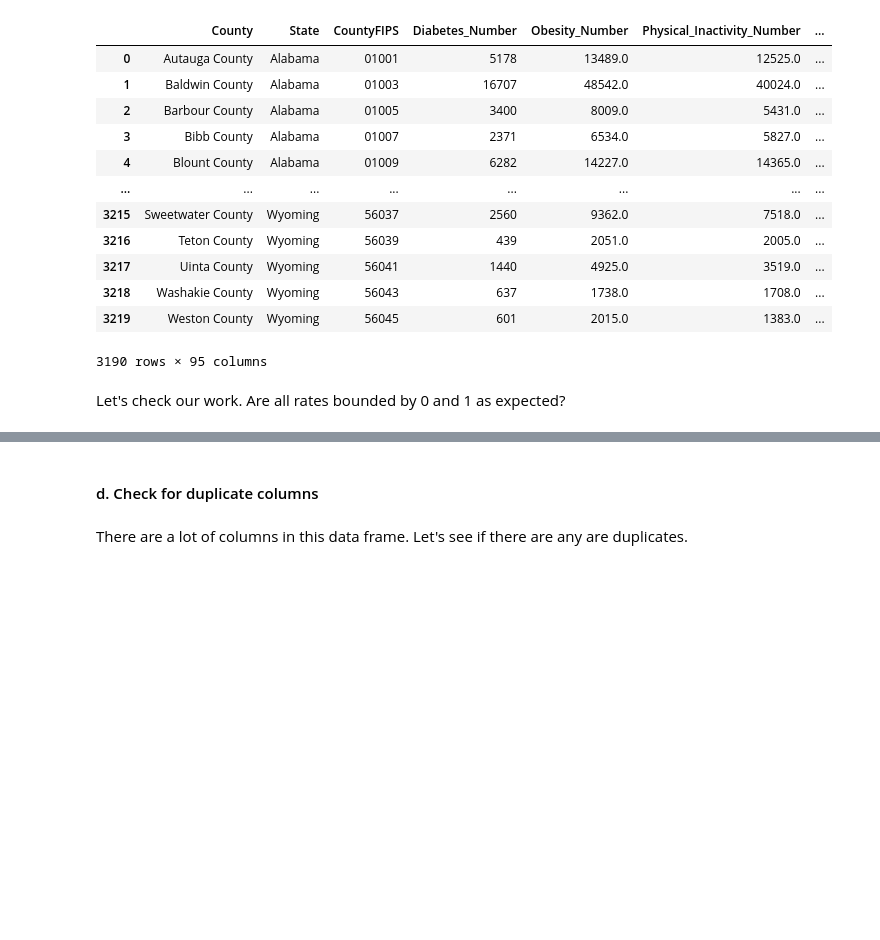
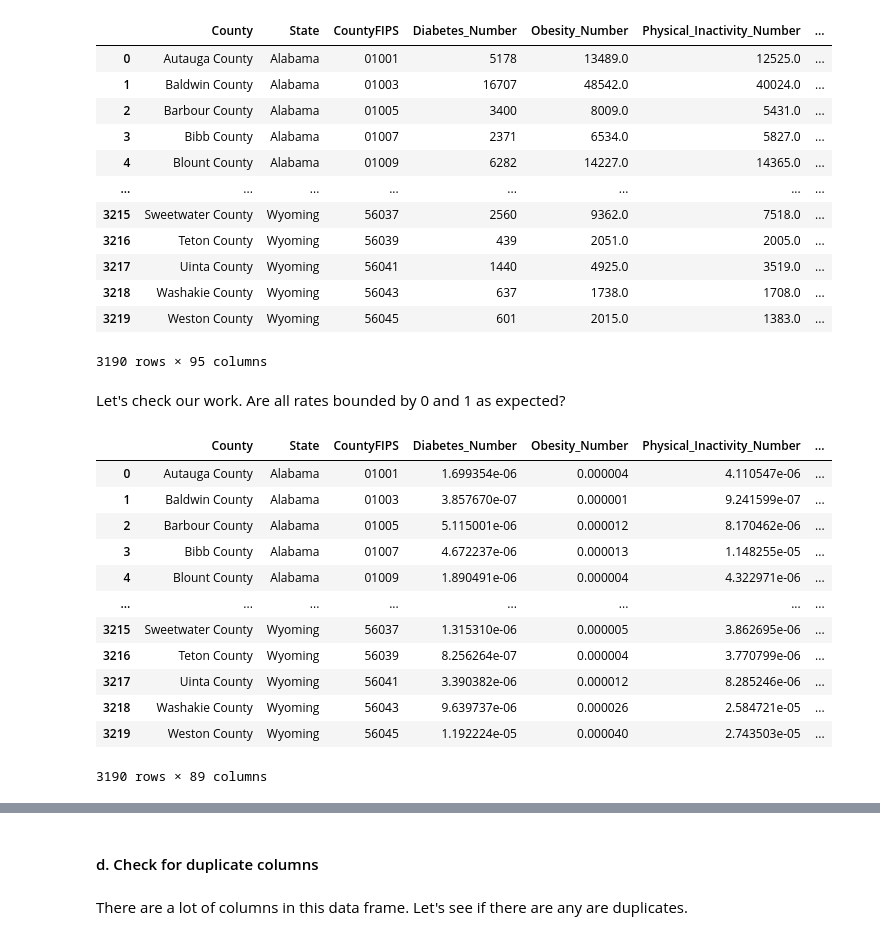
Before and after one commit to annettegailliot/CSS_Project2_Team4_Fall2022, a Jupyter notebook: Project 2 Students.ipynb, the cells around one changed output, grey strips where cells are left out. Drawn from its saved outputs; the diff is of its cells as text; code cells hidden in the pictures; blank space fills up the shorter version.

Commit message:
cleaning finished (some problems in checking duplicate columns

```diff
--- a/Project 2 Students.ipynb
+++ b/Project 2 Students.ipynb
@@ -123,16 +123,32 @@ diabetes
 3190 rows × 95 columns
 # %%
 # select count variables to rc to percentages; make sure we leave out ratios and our population variable b/c these don't make sense to scale by population
-rc_cols = [col for col in ______.columns if col not in ['County', 'State', 'CountyFIPS',
+rc_cols = [col for col in diabetes.columns if col not in ['County', 'State', 'CountyFIPS',
                                                         'sex and age_total population_65 years and over_sex ratio (males per 100 females)', 'sex and age_total population_sex ratio (males per 100 females)', 'sex and age_total population_18 years and over_sex ratio (males per 100 females)',
                                                         'race_total population']]
 
-diabetes[______] = diabetes[______].apply(pd.to_numeric, errors='coerce') # recode all selected columns to numeric
+diabetes[rc_cols] = diabetes[rc_cols].apply(pd.to_numeric, errors='coerce') # recode all selected columns to numeric
 
 # divide all columns but those listed above by total population to calculate rates
-diabetes[______] = diabetes[______].div(______['race_total population'], axis=0)
+diabetes[rc_cols] = diabetes[rc_cols].div(diabetes['race_total population'], axis=0)
 # %% [markdown]
 Let's check our work. Are all rates bounded by 0 and 1 as expected?
+# %%
+diabetes
+# %% [output]
+|  | County | State | CountyFIPS | Diabetes_Number | Obesity_Number | Physical_Inactivity_Number | ... |
+| 0 | Autauga County | Alabama | 01001 | 1.699354e-06 | 0.000004 | 4.110547e-06 | ... |
+| 1 | Baldwin County | Alabama | 01003 | 3.857670e-07 | 0.000001 | 9.241599e-07 | ... |
+| 2 | Barbour County | Alabama | 01005 | 5.115001e-06 | 0.000012 | 8.170462e-06 | ... |
+| 3 | Bibb County | Alabama | 01007 | 4.672237e-06 | 0.000013 | 1.148255e-05 | ... |
+| 4 | Blount County | Alabama | 01009 | 1.890491e-06 | 0.000004 | 4.322971e-06 | ... |
+| ... | ... | ... | ... | ... | ... | ... | ... |
+| 3215 | Sweetwater County | Wyoming | 56037 | 1.315310e-06 | 0.000005 | 3.862695e-06 | ... |
+| 3216 | Teton County | Wyoming | 56039 | 8.256264e-07 | 0.000004 | 3.770799e-06 | ... |
+| 3217 | Uinta County | Wyoming | 56041 | 3.390382e-06 | 0.000012 | 8.285246e-06 | ... |
+| 3218 | Washakie County | Wyoming | 56043 | 9.639737e-06 | 0.000026 | 2.584721e-05 | ... |
+| 3219 | Weston County | Wyoming | 56045 | 1.192224e-05 | 0.000040 | 2.743503e-05 | ... |
+3190 rows × 89 columns
 # %%
 pd.set_option('display.max_columns', None)
 # inspect recoded values
```
Also changed, not shown: parts of 4 cells of this notebook.
